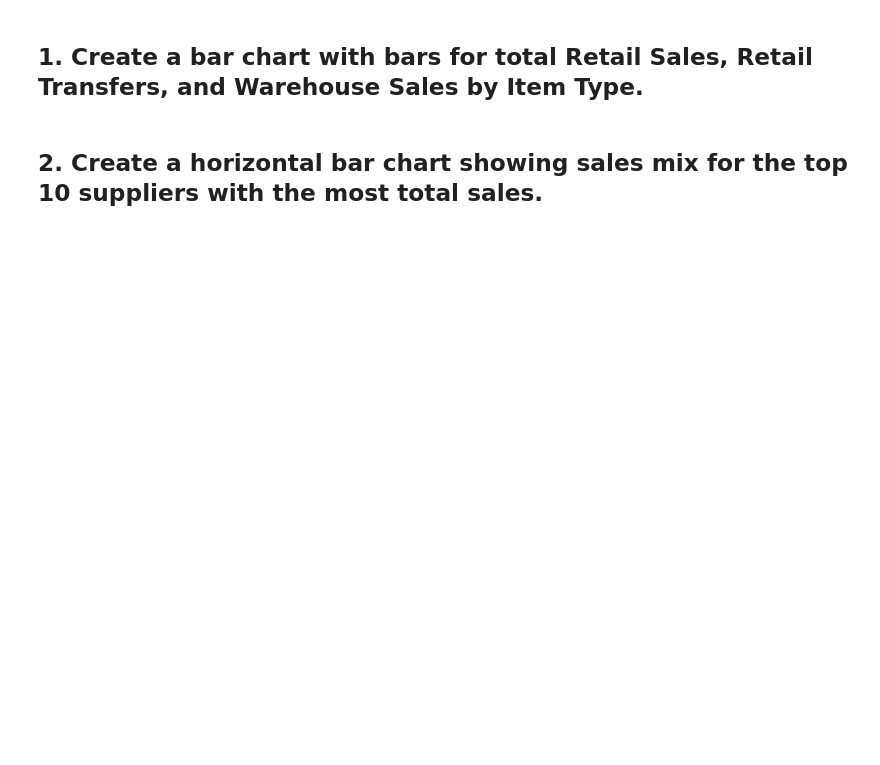
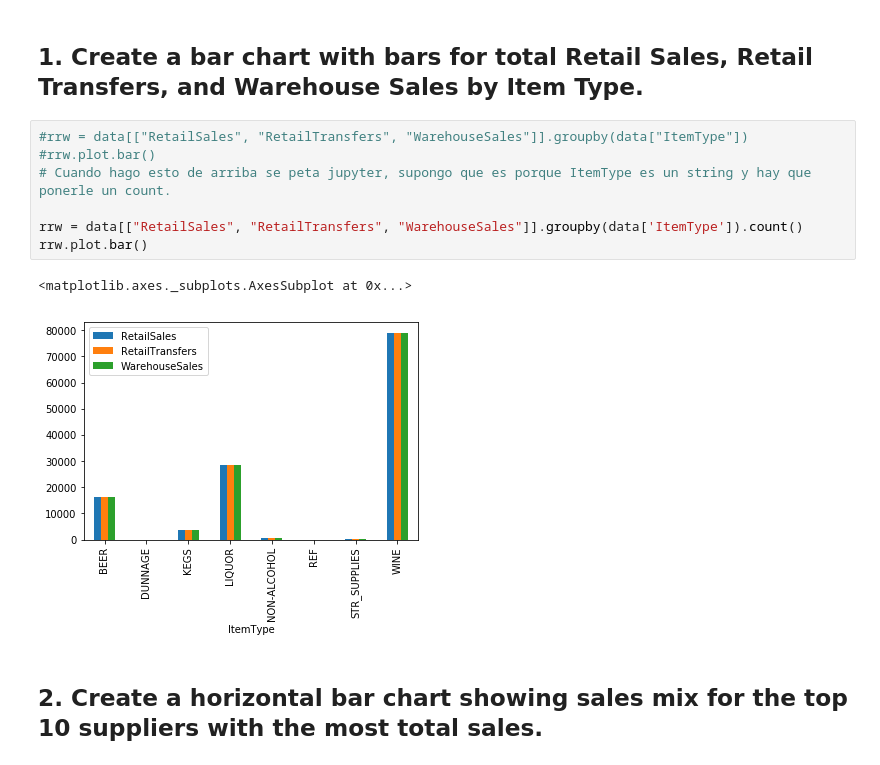
Before and after one commit to LiviaCanet/datamad0119, a Jupyter notebook: module-2/lab-plotting-multiple-data-series/your-code/main.ipynb, the cells around one changed output. Drawn from its saved outputs; the diff is of its cells as text; blank space fills up the shorter version.

```diff
--- a/module-2/lab-plotting-multiple-data-series/your-code/main.ipynb
+++ b/module-2/lab-plotting-multiple-data-series/your-code/main.ipynb
@@ -22,5 +22,15 @@ data.head()
 | 4 | 2017 | 4 | ROYAL WINE CORP | 101664 | RAMON CORDOVA RIOJA - 750ML | WINE | 0.0 | 4.0 | ... |
 # %% [markdown]
 ## 1. Create a bar chart with bars for total Retail Sales, Retail Transfers, and Warehouse Sales by Item Type.
+# %%
+#rrw = data[["RetailSales", "RetailTransfers", "WarehouseSales"]].groupby(data["ItemType"])
+#rrw.plot.bar()
+# Cuando hago esto de arriba se peta jupyter, supongo que es porque ItemType es un string y hay que ponerle un count.
+
+rrw = data[["RetailSales", "RetailTransfers", "WarehouseSales"]].groupby(data['ItemType']).count()
+rrw.plot.bar()
+# %% [output]
+<matplotlib.axes._subplots.AxesSubplot at 0x...>
+[figure, added]
 # %% [markdown]
 ## 2. Create a horizontal bar chart showing sales mix for the top 10 suppliers with the most total sales.
```
Also changed, not shown: parts of 6 cells of this notebook.
